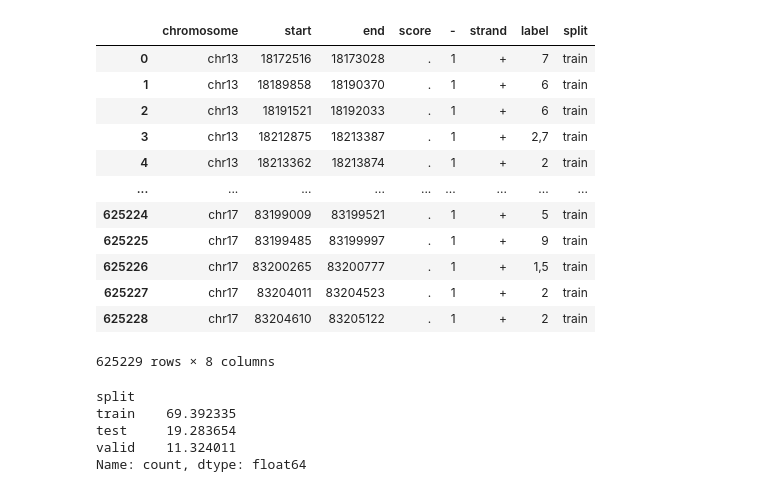
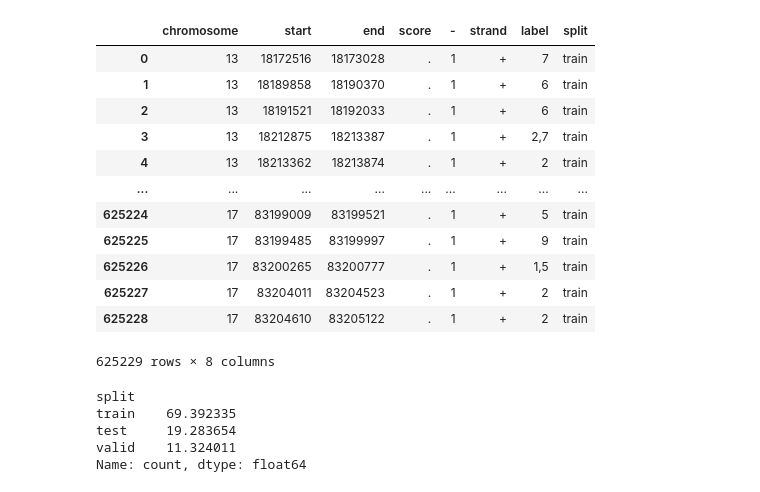
Before and after one commit to baillielab/BEND, a Jupyter notebook: notebooks/edas/EDA_histone_modification.ipynb, the cells around one changed output. Saved outputs shown, nothing was run; the diff lists cells and outputs as text; code cells hidden in the pictures.

```diff
--- a/notebooks/edas/EDA_histone_modification.ipynb
+++ b/notebooks/edas/EDA_histone_modification.ipynb
@@ -12,17 +11,17 @@ BED_FILE = os.path.join(DATA_DIR, TASK, f'{TASK}.bed')
 # %%
-annotations = pd.read_csv(BED_FILE, sep='\t', low_memory=False)
+annotations = load_annotations(TASK)
 annotations
 # %% [output]
 |  | chromosome | start | end | score | - | strand | label | split |
-| 0 | chr13 | 18172516 | 18173028 | . | 1 | + | 7 | train |
-| 1 | chr13 | 18189858 | 18190370 | . | 1 | + | 6 | train |
-| 2 | chr13 | 18191521 | 18192033 | . | 1 | + | 6 | train |
-| 3 | chr13 | 18212875 | 18213387 | . | 1 | + | 2,7 | train |
-| 4 | chr13 | 18213362 | 18213874 | . | 1 | + | 2 | train |
+| 0 | 13 | 18172516 | 18173028 | . | 1 | + | 7 | train |
+| 1 | 13 | 18189858 | 18190370 | . | 1 | + | 6 | train |
+| 2 | 13 | 18191521 | 18192033 | . | 1 | + | 6 | train |
+| 3 | 13 | 18212875 | 18213387 | . | 1 | + | 2,7 | train |
+| 4 | 13 | 18213362 | 18213874 | . | 1 | + | 2 | train |
 | ... | ... | ... | ... | ... | ... | ... | ... | ... |
-| 625224 | chr17 | 83199009 | 83199521 | . | 1 | + | 5 | train |
-| 625225 | chr17 | 83199485 | 83199997 | . | 1 | + | 9 | train |
-| 625226 | chr17 | 83200265 | 83200777 | . | 1 | + | 1,5 | train |
-| 625227 | chr17 | 83204011 | 83204523 | . | 1 | + | 2 | train |
-| 625228 | chr17 | 83204610 | 83205122 | . | 1 | + | 2 | train |
+| 625224 | 17 | 83199009 | 83199521 | . | 1 | + | 5 | train |
+| 625225 | 17 | 83199485 | 83199997 | . | 1 | + | 9 | train |
+| 625226 | 17 | 83200265 | 83200777 | . | 1 | + | 1,5 | train |
+| 625227 | 17 | 83204011 | 83204523 | . | 1 | + | 2 | train |
+| 625228 | 17 | 83204610 | 83205122 | . | 1 | + | 2 | train |
 625229 rows × 8 columns
```
Also changed, not shown: parts of 5 cells of this notebook, 5 other files.
